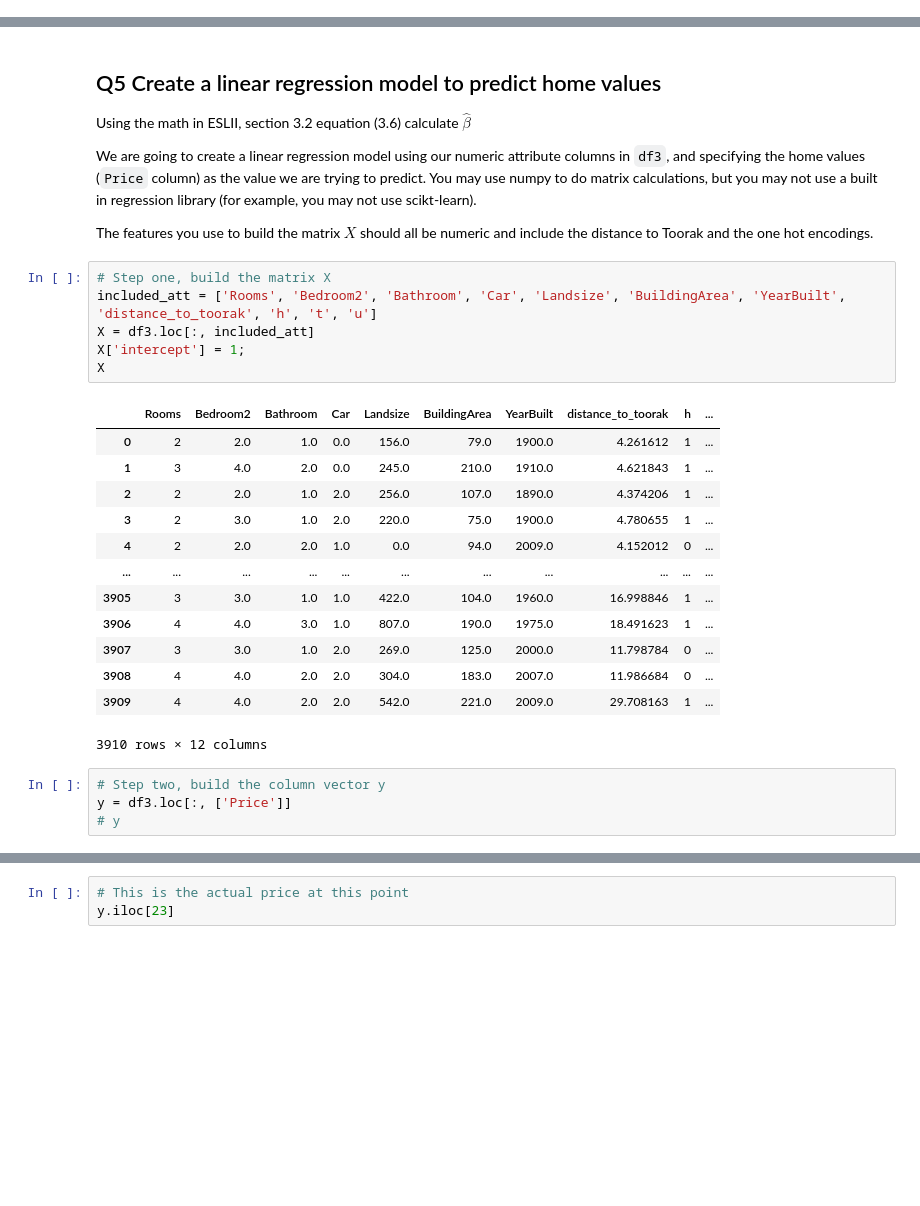
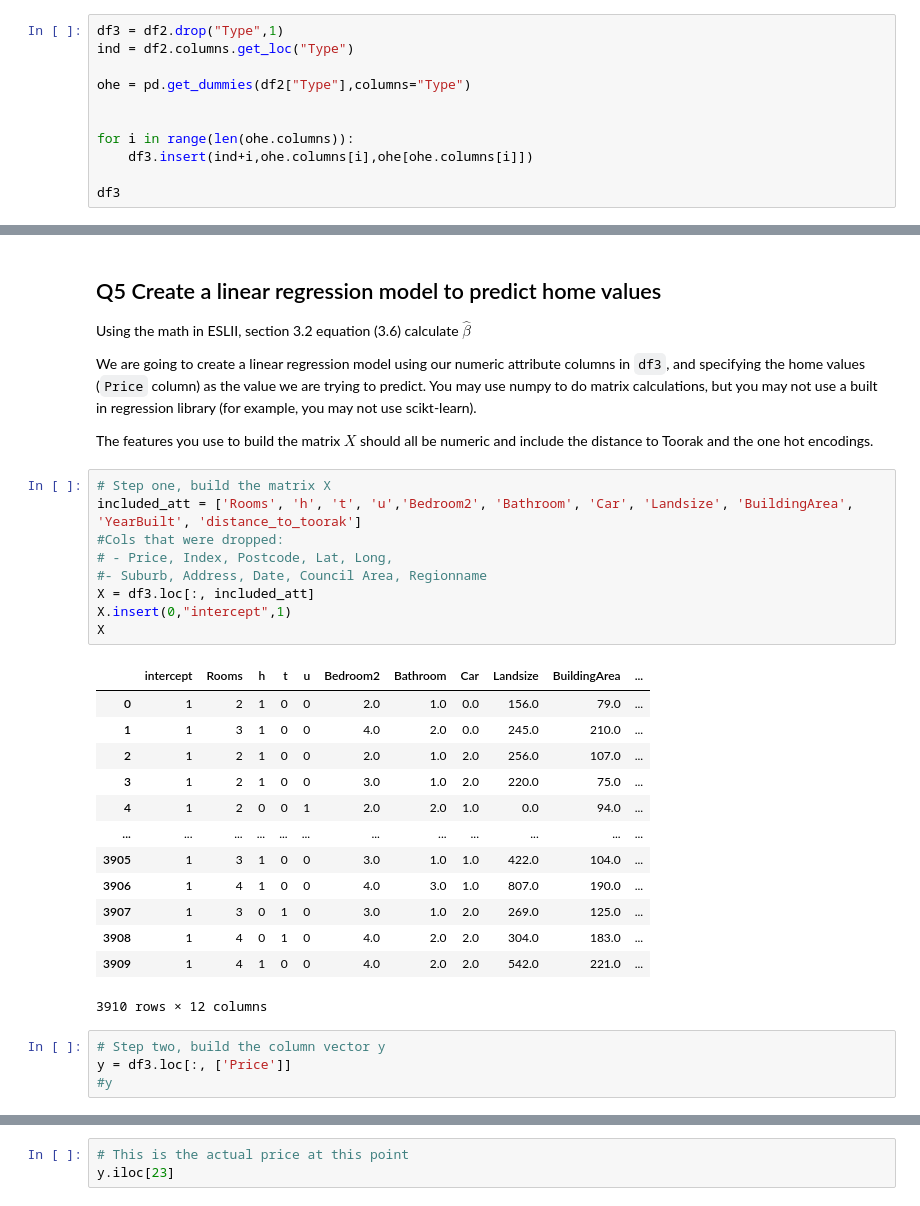
Before and after one commit to alex-chiu/CS329E-Data-Analytics, a Jupyter notebook: HW3/CS329E_HW3.ipynb, the cells around one changed output, grey strips where cells are left out. Drawn from its saved outputs; the diff is of its cells as text; blank space fills up the shorter version.

```diff
--- a/HW3/CS329E_HW3.ipynb
+++ b/HW3/CS329E_HW3.ipynb
@@ -82,0 +73,11 @@ df3 = pd.concat([df3, pd.get_dummies(df2['Type'])], axis=1)
+# %%
+df3 = df2.drop("Type",1)
+ind = df2.columns.get_loc("Type")
+
+ohe = pd.get_dummies(df2["Type"],columns="Type")
+
+
+for i in range(len(ohe.columns)):
+    df3.insert(ind+i,ohe.columns[i],ohe[ohe.columns[i]])
+
+df3
@@ -114,28 +129,31 @@ We are going to create a linear regression model using our numeric attribute col
 The features you use to build the matrix $X$ should all be numeric and include the distance to Toorak and the one hot encodings.
 # %%
 # Step one, build the matrix X
-included_att = ['Rooms', 'Bedroom2', 'Bathroom', 'Car', 'Landsize', 'BuildingArea', 'YearBuilt', 'distance_to_toorak', 'h', 't', 'u']
+included_att = ['Rooms', 'h', 't', 'u','Bedroom2', 'Bathroom', 'Car', 'Landsize', 'BuildingArea', 'YearBuilt', 'distance_to_toorak']
+#Cols that were dropped:
+# - Price, Index, Postcode, Lat, Long,
+#- Suburb, Address, Date, Council Area, Regionname
 X = df3.loc[:, included_att]
-X['intercept'] = 1;
+X.insert(0,"intercept",1)
 X
 # %% [output]
-|  | Rooms | Bedroom2 | Bathroom | Car | Landsize | BuildingArea | YearBuilt | distance_to_toorak | h | ... |
-| 0 | 2 | 2.0 | 1.0 | 0.0 | 156.0 | 79.0 | 1900.0 | 4.261612 | 1 | ... |
-| 1 | 3 | 4.0 | 2.0 | 0.0 | 245.0 | 210.0 | 1910.0 | 4.621843 | 1 | ... |
-| 2 | 2 | 2.0 | 1.0 | 2.0 | 256.0 | 107.0 | 1890.0 | 4.374206 | 1 | ... |
-| 3 | 2 | 3.0 | 1.0 | 2.0 | 220.0 | 75.0 | 1900.0 | 4.780655 | 1 | ... |
-| 4 | 2 | 2.0 | 2.0 | 1.0 | 0.0 | 94.0 | 2009.0 | 4.152012 | 0 | ... |
-| ... | ... | ... | ... | ... | ... | ... | ... | ... | ... | ... |
-| 3905 | 3 | 3.0 | 1.0 | 1.0 | 422.0 | 104.0 | 1960.0 | 16.998846 | 1 | ... |
-| 3906 | 4 | 4.0 | 3.0 | 1.0 | 807.0 | 190.0 | 1975.0 | 18.491623 | 1 | ... |
-| 3907 | 3 | 3.0 | 1.0 | 2.0 | 269.0 | 125.0 | 2000.0 | 11.798784 | 0 | ... |
-| 3908 | 4 | 4.0 | 2.0 | 2.0 | 304.0 | 183.0 | 2007.0 | 11.986684 | 0 | ... |
-| 3909 | 4 | 4.0 | 2.0 | 2.0 | 542.0 | 221.0 | 2009.0 | 29.708163 | 1 | ... |
+|  | intercept | Rooms | h | t | u | Bedroom2 | Bathroom | Car | Landsize | BuildingArea | ... |
+| 0 | 1 | 2 | 1 | 0 | 0 | 2.0 | 1.0 | 0.0 | 156.0 | 79.0 | ... |
+| 1 | 1 | 3 | 1 | 0 | 0 | 4.0 | 2.0 | 0.0 | 245.0 | 210.0 | ... |
+| 2 | 1 | 2 | 1 | 0 | 0 | 2.0 | 1.0 | 2.0 | 256.0 | 107.0 | ... |
+| 3 | 1 | 2 | 1 | 0 | 0 | 3.0 | 1.0 | 2.0 | 220.0 | 75.0 | ... |
+| 4 | 1 | 2 | 0 | 0 | 1 | 2.0 | 2.0 | 1.0 | 0.0 | 94.0 | ... |
+| ... | ... | ... | ... | ... | ... | ... | ... | ... | ... | ... | ... |
+| 3905 | 1 | 3 | 1 | 0 | 0 | 3.0 | 1.0 | 1.0 | 422.0 | 104.0 | ... |
+| 3906 | 1 | 4 | 1 | 0 | 0 | 4.0 | 3.0 | 1.0 | 807.0 | 190.0 | ... |
+| 3907 | 1 | 3 | 0 | 1 | 0 | 3.0 | 1.0 | 2.0 | 269.0 | 125.0 | ... |
+| 3908 | 1 | 4 | 0 | 1 | 0 | 4.0 | 2.0 | 2.0 | 304.0 | 183.0 | ... |
+| 3909 | 1 | 4 | 1 | 0 | 0 | 4.0 | 2.0 | 2.0 | 542.0 | 221.0 | ... |
 3910 rows × 12 columns
 # %%
 # Step two, build the column vector y
 y = df3.loc[:, ['Price']]
-# y
+#y
 # %%
 # Step three, find beta hat per the formula (3.6) (you should use the library we used in class)
 [beta_hat, residuals, rank, s] = np.linalg.lstsq(X, y, rcond=-1)
```
Also changed, not shown: parts of 5 cells of this notebook, 1 other file.
